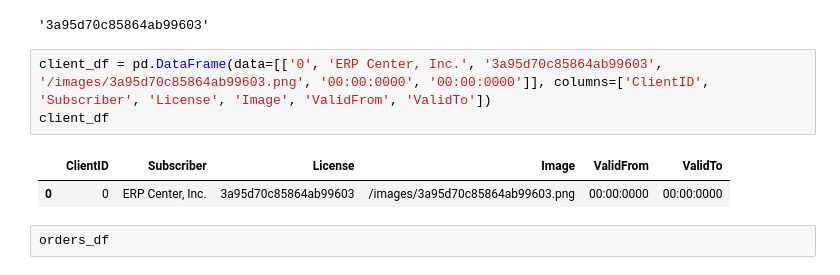
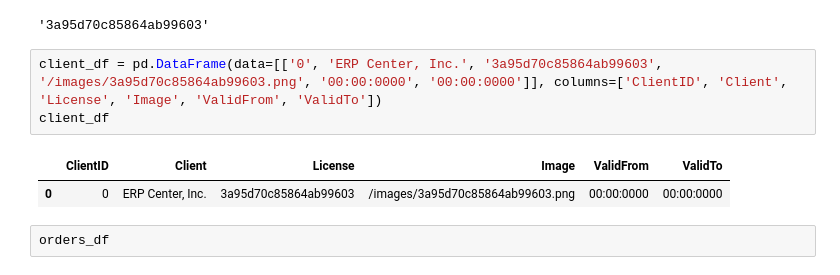
Before and after one commit to hari3mo/crud, a Jupyter notebook: notebooks/tables.ipynb, the cells around one changed output. Cells and saved outputs as stored; diff of their text form.

```diff
--- a/notebooks/tables.ipynb
+++ b/notebooks/tables.ipynb
@@ -24,10 +24,10 @@ order_details_df
 # %% [output]
 '3a95d70c85864ab99603'
 # %%
-client_df = pd.DataFrame(data=[['0', 'ERP Center, Inc.', '3a95d70c85864ab99603', '/images/3a95d70c85864ab99603.png', '00:00:0000', '00:00:0000']], columns=['ClientID', 'Subscriber', 'License', 'Image', 'ValidFrom', 'ValidTo'])
+client_df = pd.DataFrame(data=[['0', 'ERP Center, Inc.', '3a95d70c85864ab99603', '/images/3a95d70c85864ab99603.png', '00:00:0000', '00:00:0000']], columns=['ClientID', 'Client', 'License', 'Image', 'ValidFrom', 'ValidTo'])
 client_df
 # %% [output]
-|  | ClientID | Subscriber | License | Image | ValidFrom | ValidTo |
+|  | ClientID | Client | License | Image | ValidFrom | ValidTo |
 | 0 | 0 | ERP Center, Inc. | 3a95d70c85864ab99603 | /images/3a95d70c85864ab99603.png | 00:00:0000 | 00:00:0000 |
 # %%
 orders_df
```
Also changed, not shown: parts of 3 cells of this notebook, 9 other files.
